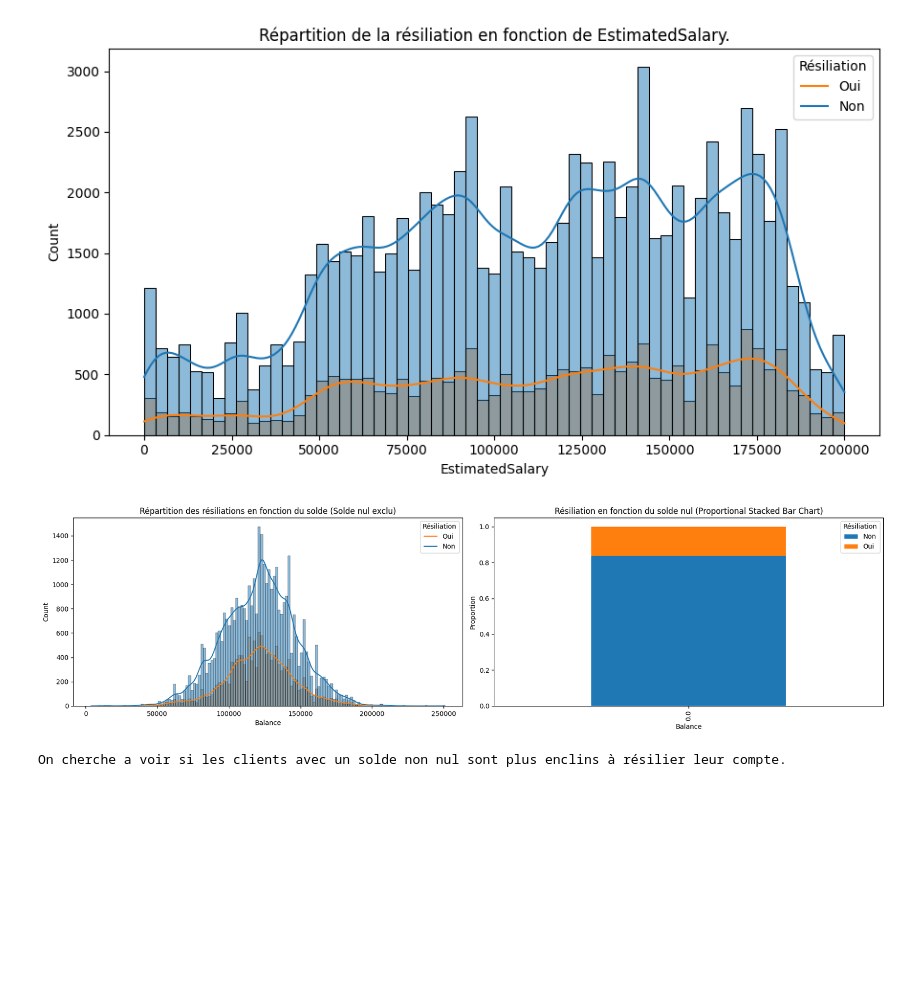
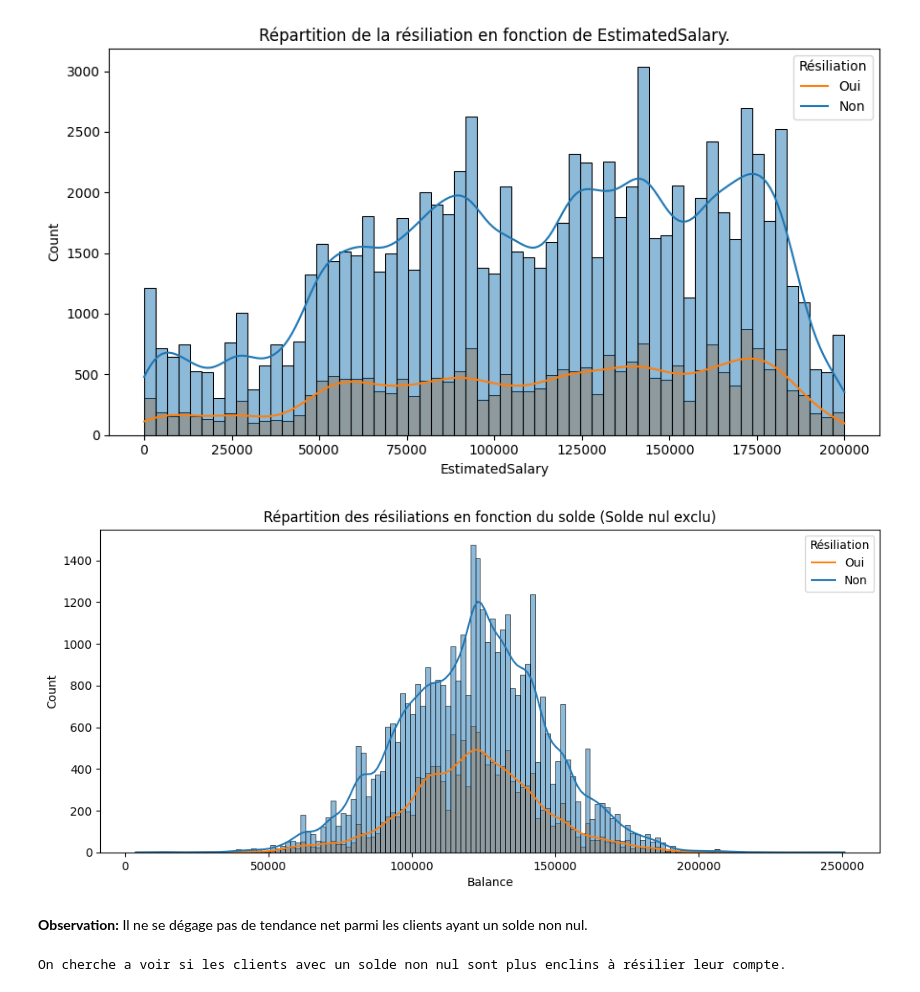
Before and after one commit to lbihin/mlpro-classification-bank-churn-2025, a Jupyter notebook: eda/eda.ipynb, the cells around one changed output. Saved outputs shown, nothing was run; the diff lists cells and outputs as text; code cells hidden in the pictures; blank space fills up the shorter version.

```diff
--- a/eda/eda.ipynb
+++ b/eda/eda.ipynb
@@ -710,33 +708,24 @@ for col in CONTINUOUS_COLUMNS:
 [figure]
 [figure]
 # %%
-compte_avec_solde = train_df.query('`Balance` != 0')
-compte_sans_solde = train_df.query('`Balance` == 0')
+solde_nul = train_df.query('`Balance` != 0')
+solde_non_nul = train_df.query('`Balance` == 0')
 
-fig, ax = plt.subplots(1, 2, figsize=(18,5))
 
-# Plot for Balance != 0
-ax[0].set_title('Répartition des résiliations en fonction du solde (Solde nul exclu)')
-sns.histplot(data=compte_avec_solde, x='Balance', hue='Exited', kde=True, ax=ax[0])
-ax[0].legend(title='Résiliation', labels=['Oui', 'Non'])
-
-# Plot for Balance == 0
-ax[1].set_title('Répartition de la résiliation en fonction du solde (Balance == 0)')
-crosstab = pd.crosstab(compte_sans_solde['Balance'], train_df['Exited'], normalize='index')
-crosstab.plot(kind="bar", stacked=True, ax=ax[1])
-plt.ylabel('Proportion')
-plt.title(f'Résiliation en fonction du solde nul (Proportional Stacked Bar Chart)')
-ax[1].legend(title='Résiliation', labels=['Non', 'Oui'])
-plt.tight_layout()
-plt.show()
+plt.figure(figsize=(12,5))
+plt.title('Répartition des résiliations en fonction du solde (Solde nul exclu)')
+sns.histplot(data=solde_nul, x='Balance', hue='Exited', kde=True)
+plt.legend(title='Résiliation', labels=['Oui', 'Non'])
 
 # Combine the data for plotting
 combined_data = pd.concat([
-    compte_avec_solde.assign(BalanceCategory='Avec Solde'),
-    compte_sans_solde.assign(BalanceCategory='Sans Solde')
+    solde_nul.assign(BalanceCategory='Avec Solde'),
+    solde_non_nul.assign(BalanceCategory='Sans Solde')
 ])
 # %% [output]
-[figure, old version]
+[figure, new version]
+# %% [markdown]
+**Observation:** Il ne se dégage pas de tendance net parmi les clients ayant un solde non nul.
 # %%
 print("On cherche a voir si les clients avec un solde non nul sont plus enclins à résilier leur compte.")
 
```
Also changed, not shown: parts of 14 cells of this notebook, 4 other files.
